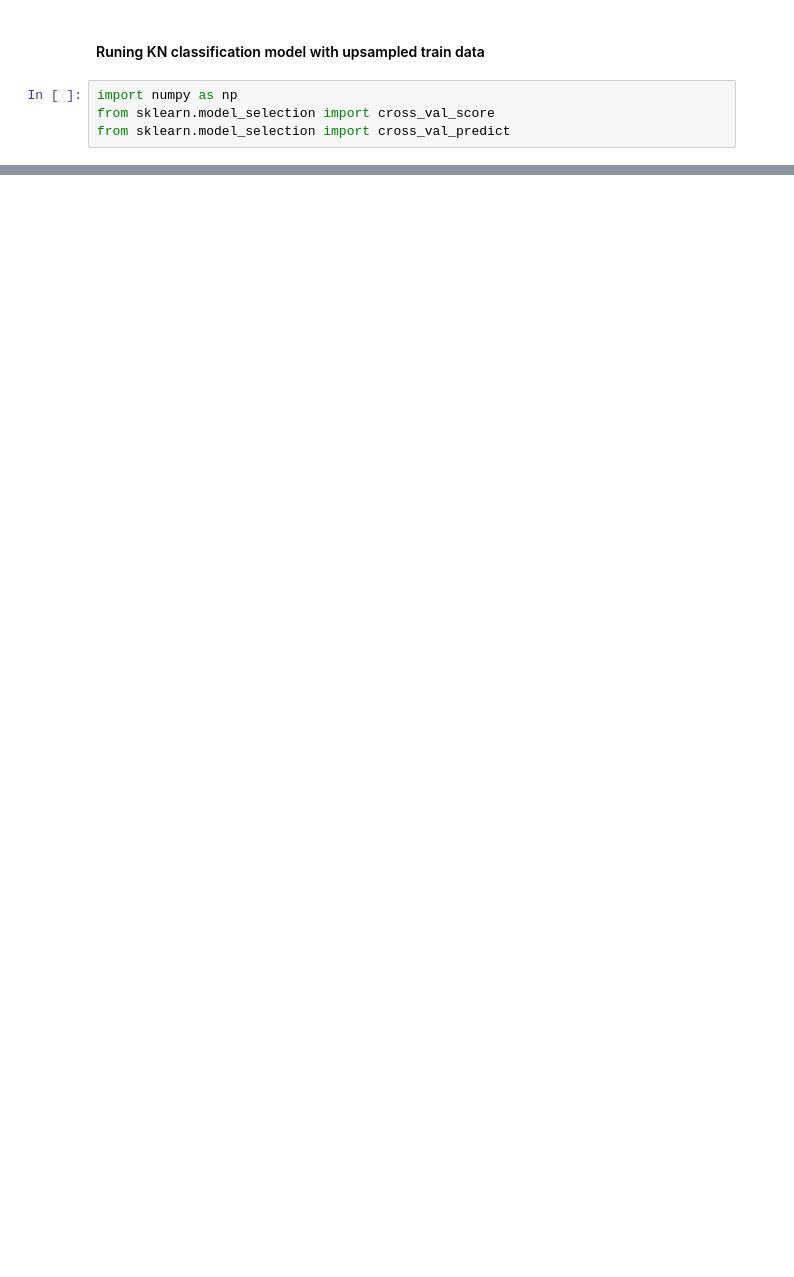
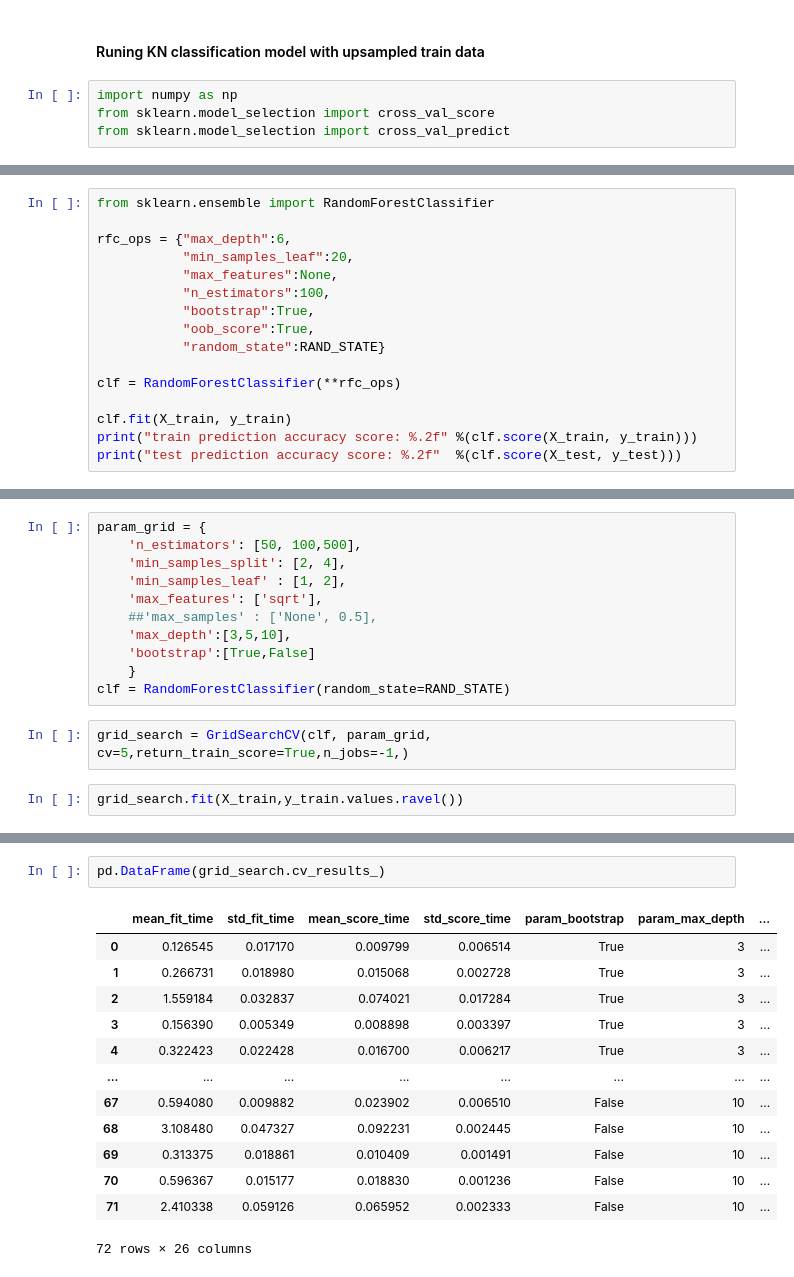
Before and after one commit to dablancog/Angelica_Ironhack_Labs, a Jupyter notebook: Week_7/Week_7_lab_classification_models-Copy1.ipynb, the cells around one changed output, grey strips where cells are left out. Cells and saved outputs as stored; diff of their text form; blank space fills up the shorter version.

Commit message:
Lab ML random forest and hyper parameters

```diff
--- a/Week_7/Week_7_lab_classification_models-Copy1.ipynb
+++ b/Week_7/Week_7_lab_classification_models-Copy1.ipynb
@@ -548,0 +590,16 @@ precision_cv_knn 0.710939226519337 recall_cv_knn 0.7735032459725896
+# %%
+from sklearn.ensemble import RandomForestClassifier
+
+rfc_ops = {"max_depth":6,
+           "min_samples_leaf":20,
+           "max_features":None,
+           "n_estimators":100,
+           "bootstrap":True,
+           "oob_score":True,
+           "random_state":RAND_STATE}
+
+clf = RandomForestClassifier(**rfc_ops)
+
+clf.fit(X_train, y_train)
+print("train prediction accuracy score: %.2f" %(clf.score(X_train, y_train)))
+print("test prediction accuracy score: %.2f"  %(clf.score(X_test, y_test)))
@@ -548,0 +613,15 @@ precision_cv_knn 0.710939226519337 recall_cv_knn 0.7735032459725896
+# %%
+param_grid = {
+    'n_estimators': [50, 100,500],
+    'min_samples_split': [2, 4],
+    'min_samples_leaf' : [1, 2],
+    'max_features': ['sqrt'],
+    ##'max_samples' : ['None', 0.5],
+    'max_depth':[3,5,10],
+    'bootstrap':[True,False]
+    }
+clf = RandomForestClassifier(random_state=RAND_STATE)
+# %%
+grid_search = GridSearchCV(clf, param_grid, cv=5,return_train_score=True,n_jobs=-1,)
+# %%
+grid_search.fit(X_train,y_train.values.ravel())
@@ -548,0 +646,16 @@ precision_cv_knn 0.710939226519337 recall_cv_knn 0.7735032459725896
+# %%
+pd.DataFrame(grid_search.cv_results_)
+# %% [output]
+|  | mean_fit_time | std_fit_time | mean_score_time | std_score_time | param_bootstrap | param_max_depth | ... |
+| 0 | 0.126545 | 0.017170 | 0.009799 | 0.006514 | True | 3 | ... |
+| 1 | 0.266731 | 0.018980 | 0.015068 | 0.002728 | True | 3 | ... |
+| 2 | 1.559184 | 0.032837 | 0.074021 | 0.017284 | True | 3 | ... |
+| 3 | 0.156390 | 0.005349 | 0.008898 | 0.003397 | True | 3 | ... |
+| 4 | 0.322423 | 0.022428 | 0.016700 | 0.006217 | True | 3 | ... |
+| ... | ... | ... | ... | ... | ... | ... | ... |
+| 67 | 0.594080 | 0.009882 | 0.023902 | 0.006510 | False | 10 | ... |
+| 68 | 3.108480 | 0.047327 | 0.092231 | 0.002445 | False | 10 | ... |
+| 69 | 0.313375 | 0.018861 | 0.010409 | 0.001491 | False | 10 | ... |
+| 70 | 0.596367 | 0.015177 | 0.018830 | 0.001236 | False | 10 | ... |
+| 71 | 2.410338 | 0.059126 | 0.065952 | 0.002333 | False | 10 | ... |
+72 rows × 26 columns
```
Also changed, not shown: parts of 34 cells of this notebook.
